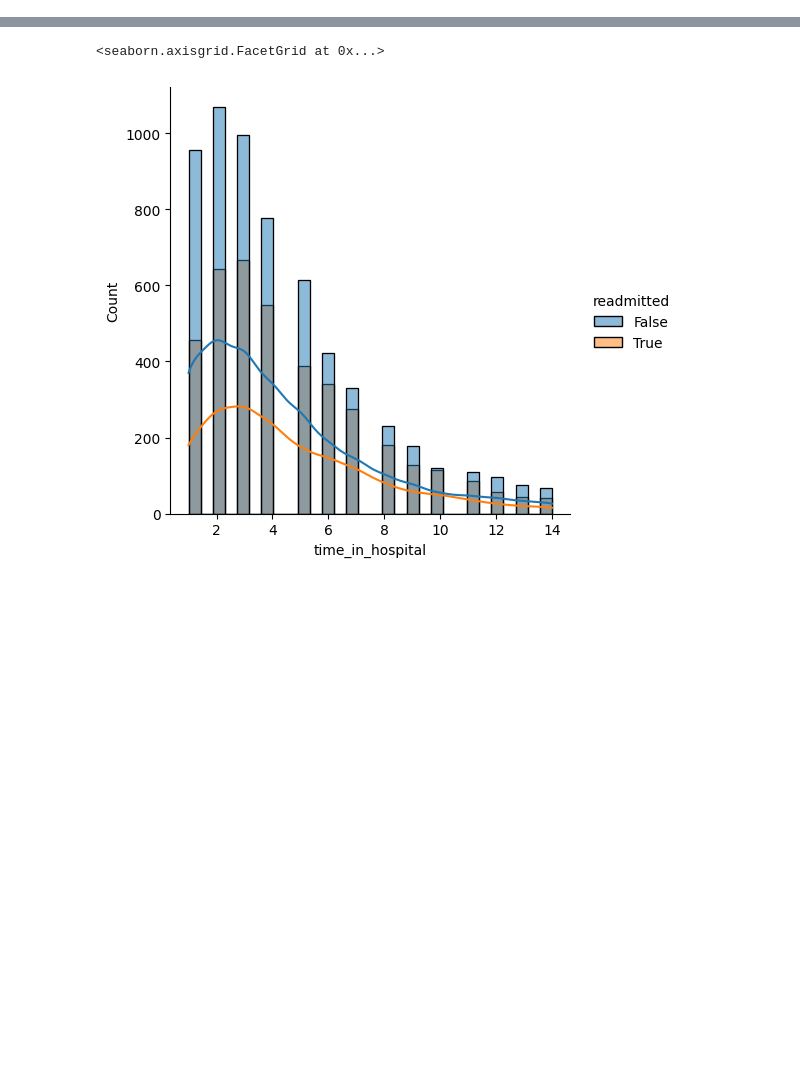
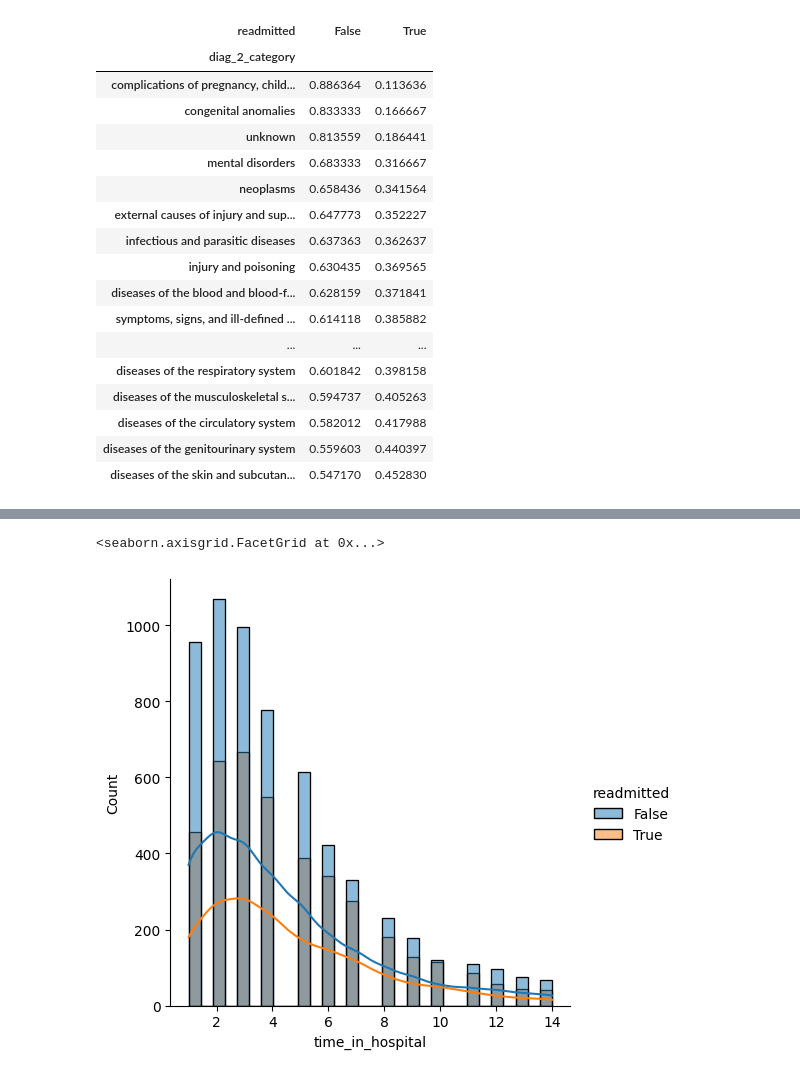
Before and after one commit to SamHollings/readmission, a Jupyter notebook: analysis.ipynb, the cells around one changed output, grey strips where cells are left out. Cells and saved outputs as stored; diff of their text form; code cells hidden in the pictures; blank space fills up the shorter version.

```diff
--- a/analysis.ipynb
+++ b/analysis.ipynb
@@ -49,0 +80,21 @@ else:
+# %%
+df.groupby(['diag_2_category'])['readmitted'].value_counts(normalize=True).unstack().sort_values(by=[True], ascending=True)
+# %% [output]
+| readmitted | False | True |
+| diag_2_category |  |  |
+| complications of pregnancy, child... | 0.886364 | 0.113636 |
+| congenital anomalies | 0.833333 | 0.166667 |
+| unknown | 0.813559 | 0.186441 |
+| mental disorders | 0.683333 | 0.316667 |
+| neoplasms | 0.658436 | 0.341564 |
+| external causes of injury and sup... | 0.647773 | 0.352227 |
+| infectious and parasitic diseases | 0.637363 | 0.362637 |
+| injury and poisoning | 0.630435 | 0.369565 |
+| diseases of the blood and blood-f... | 0.628159 | 0.371841 |
+| symptoms, signs, and ill-defined ... | 0.614118 | 0.385882 |
+| ... | ... | ... |
+| diseases of the respiratory system | 0.601842 | 0.398158 |
+| diseases of the musculoskeletal s... | 0.594737 | 0.405263 |
+| diseases of the circulatory system | 0.582012 | 0.417988 |
+| diseases of the genitourinary system | 0.559603 | 0.440397 |
+| diseases of the skin and subcutan... | 0.547170 | 0.452830 |
```
Also changed, not shown: parts of 23 cells of this notebook, 2 other files.
